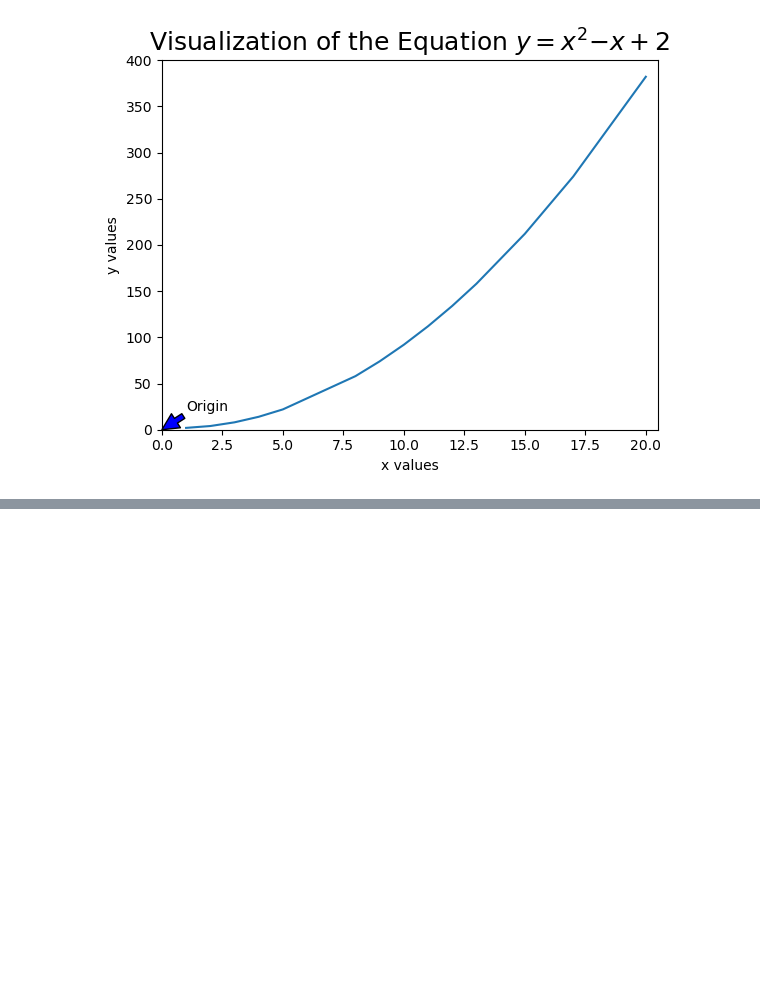
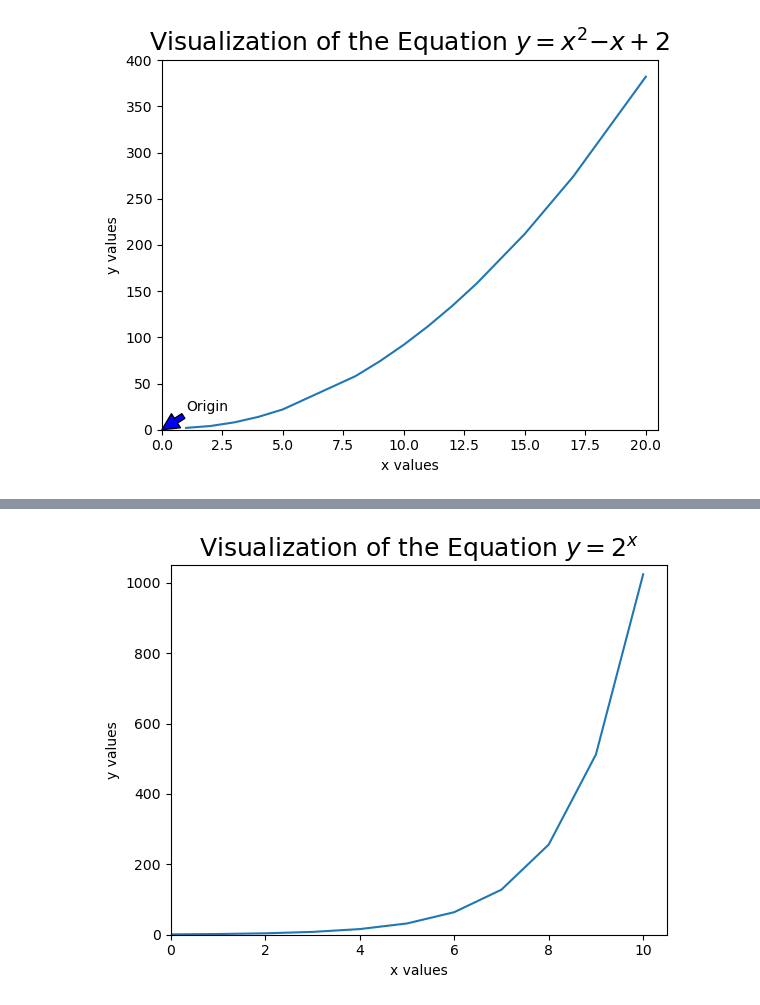
Before and after one commit to Adam-Harris87/numpy-pandas-visualization-exercises, a Jupyter notebook: matplotlib_exercises.ipynb, the cells around one changed output, grey strips where cells are left out. Cells and saved outputs as stored; diff of their text form; code cells hidden in the pictures; blank space fills up the shorter version.

```diff
--- a/matplotlib_exercises.ipynb
+++ b/matplotlib_exercises.ipynb
@@ -36,0 +87,11 @@ plt.show;
+# %%
+plt.plot(x_3, y_3)
+plt.xlim(0,10.5)
+plt.ylim(0,1050)
+plt.title('Visualization of the Equation $y=2^x$', fontsize=18)
+plt.xlabel('x values')
+plt.ylabel('y values')
+
+plt.show();
+# %% [output]
+[figure, added]
```
Also changed, not shown: parts of 10 cells of this notebook, 1 other file.
